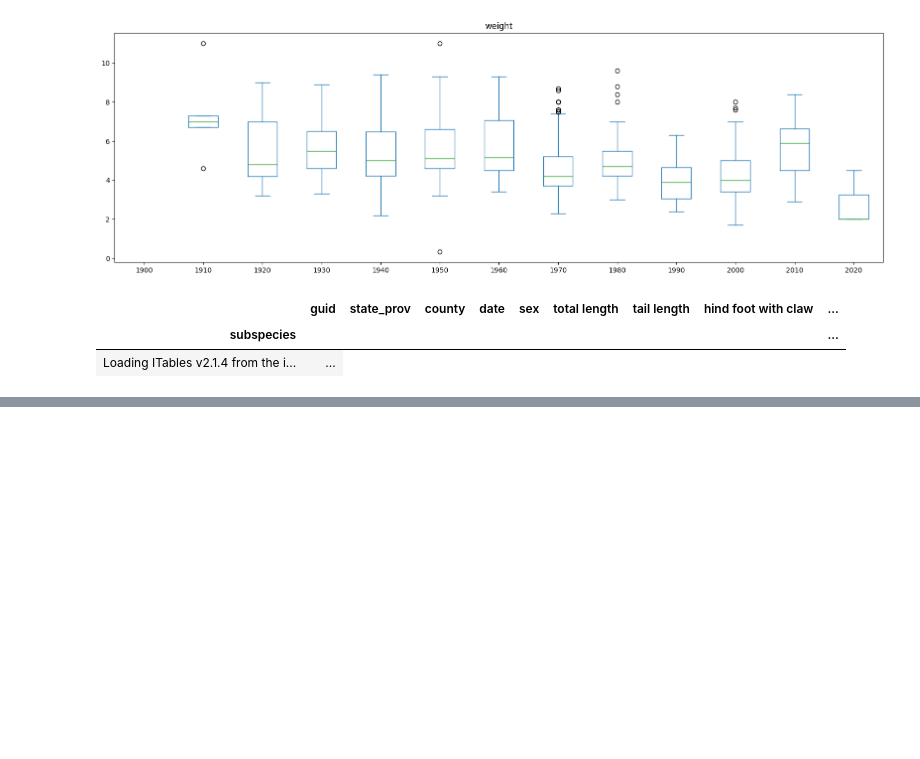
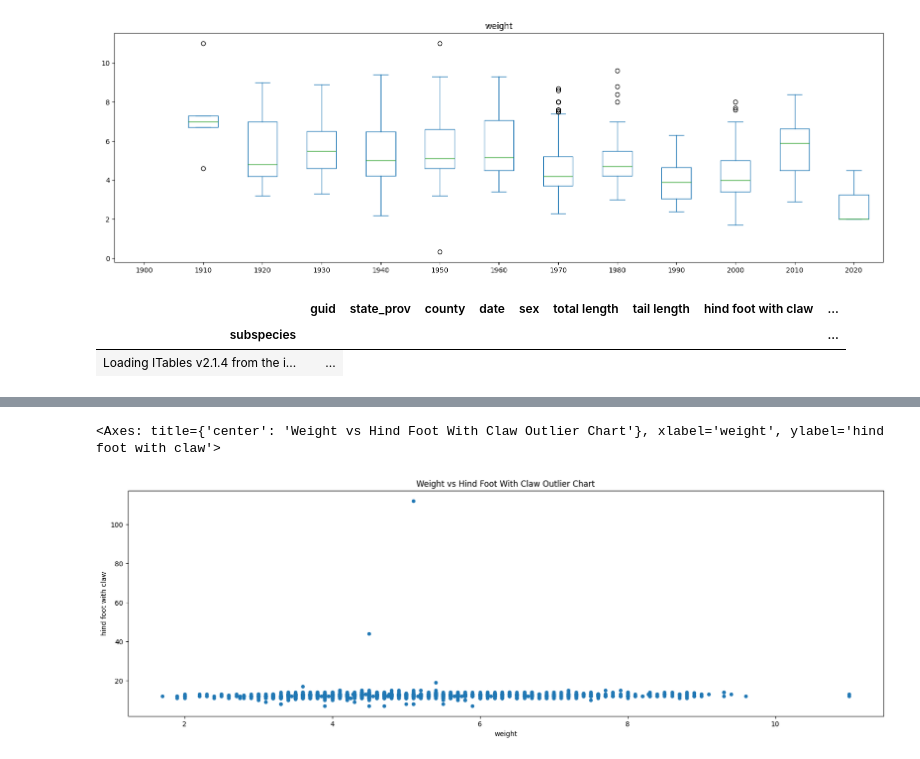
Before and after one commit to oakmanjacob/arctos-horribilis, a Jupyter notebook: notebooks/species_report.ipynb, the cells around one changed output, grey strips where cells are left out. Drawn from its saved outputs; the diff is of its cells as text; code cells hidden in the pictures; blank space fills up the shorter version.

```diff
--- a/notebooks/species_report.ipynb
+++ b/notebooks/species_report.ipynb
@@ -133,0 +149,5 @@ species_data[["guid", "subspecies", "state_prov", "county", "date", "sex", "tota
+# %%
+species_data.plot(kind='scatter', x="weight", y="hind foot with claw", title='Weight vs Hind Foot With Claw Outlier Chart')
+# %% [output]
+<Axes: title={'center': 'Weight vs Hind Foot With Claw Outlier Chart'}, xlabel='weight', ylabel='hind foot with claw'>
+[figure, added]
```
Also changed, not shown: parts of 6 cells of this notebook, 5 other files.
